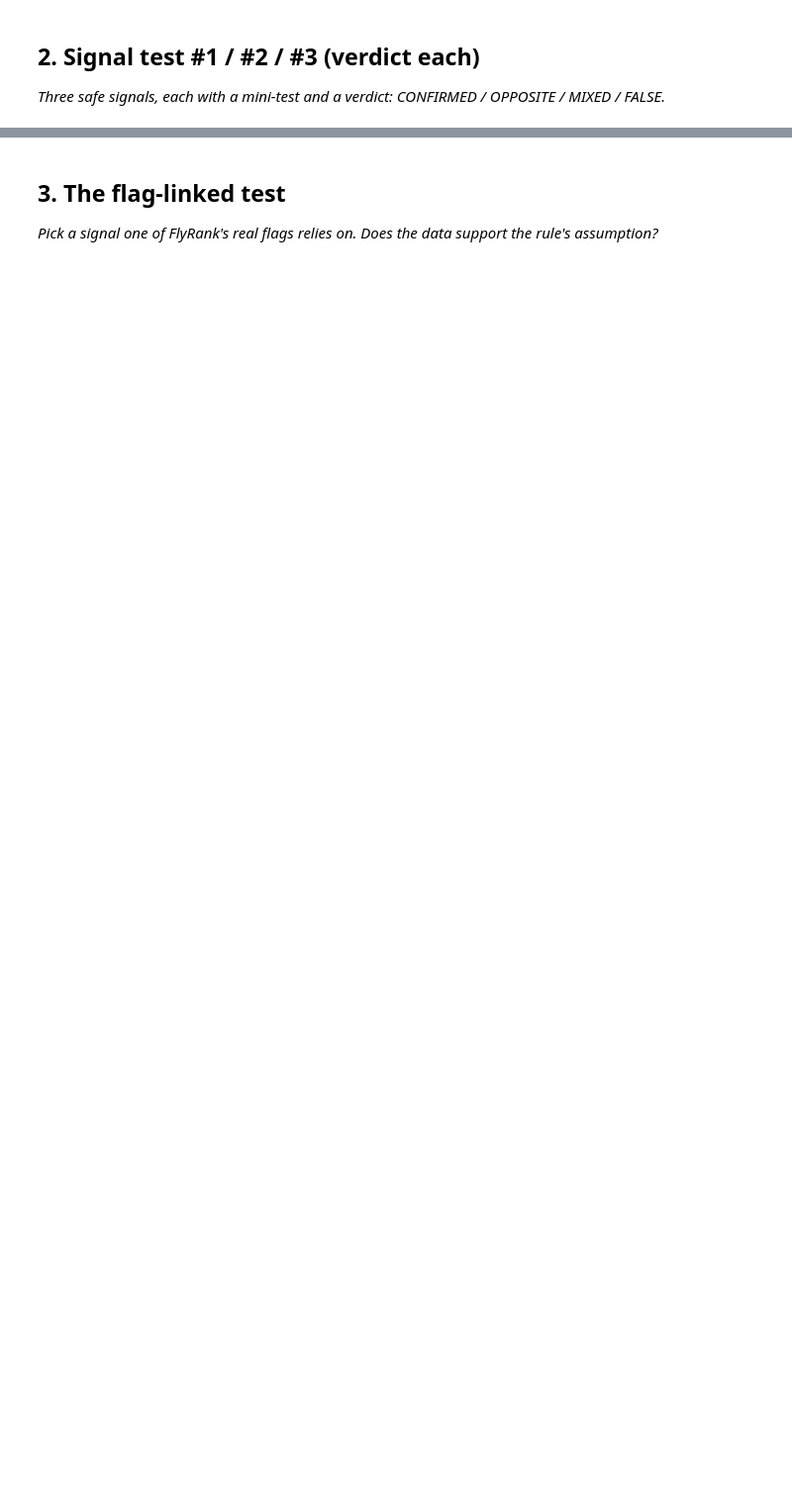
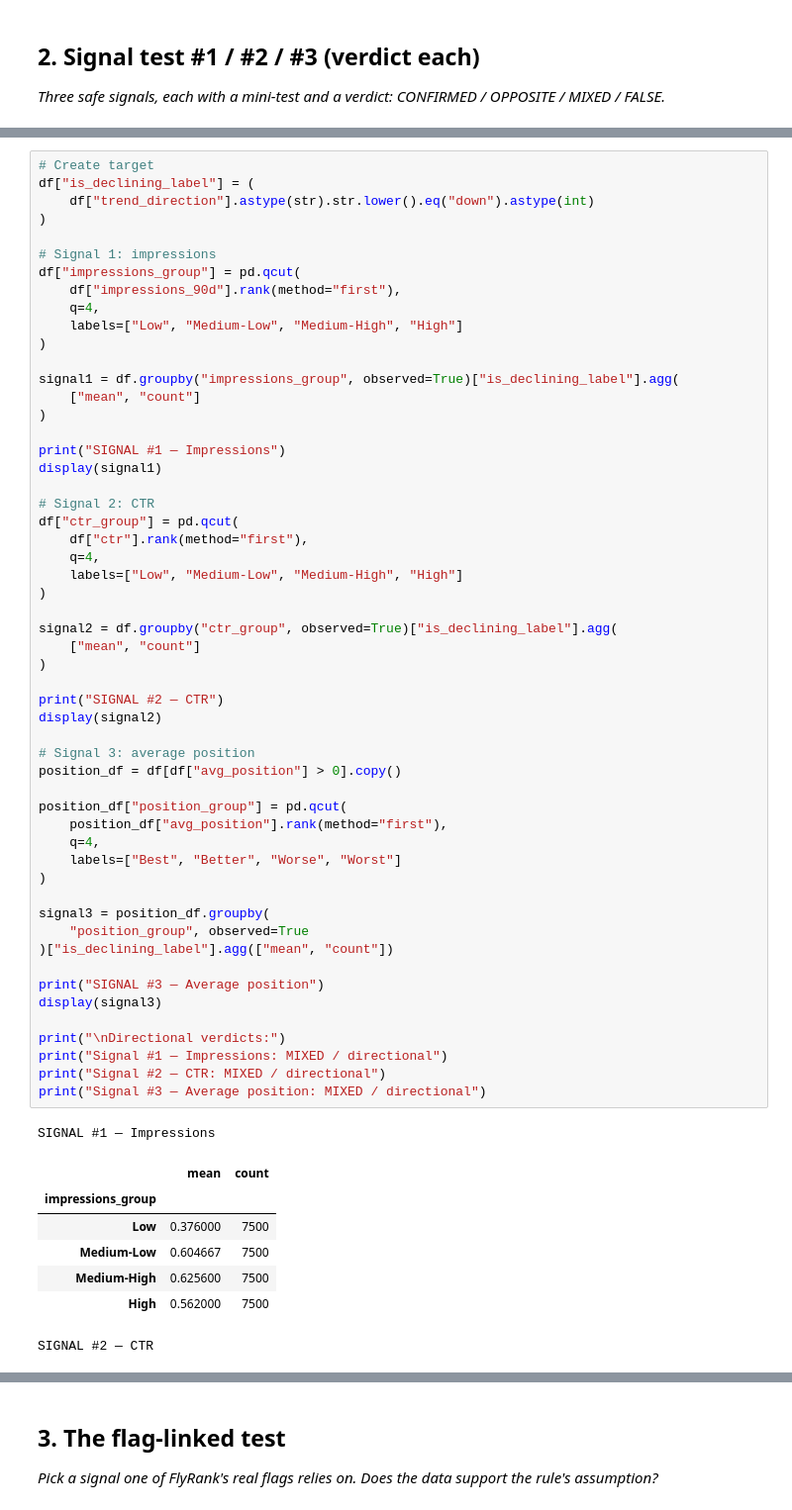
Before and after one commit to fatimaali123-ai/flyrank-internship, a Jupyter notebook: work/notebooks/w04_signal_audit.ipynb, the cells around one changed output, grey strips where cells are left out. Shown at 99% size. Drawn from its saved outputs; the diff is of its cells as text; blank space fills up the shorter version.

```diff
--- a/work/notebooks/w04_signal_audit.ipynb
+++ b/work/notebooks/w04_signal_audit.ipynb
@@ -22,0 +84,63 @@ This skeleton is yours to fill. Work the sections **in order** — each one has
+# %%
+# Create target
+df["is_declining_label"] = (
+    df["trend_direction"].astype(str).str.lower().eq("down").astype(int)
+)
+
+# Signal 1: impressions
+df["impressions_group"] = pd.qcut(
+    df["impressions_90d"].rank(method="first"),
+    q=4,
+    labels=["Low", "Medium-Low", "Medium-High", "High"]
+)
+
+signal1 = df.groupby("impressions_group", observed=True)["is_declining_label"].agg(
+    ["mean", "count"]
+)
+
+print("SIGNAL #1 — Impressions")
+display(signal1)
+
+# Signal 2: CTR
+df["ctr_group"] = pd.qcut(
+    df["ctr"].rank(method="first"),
+    q=4,
+    labels=["Low", "Medium-Low", "Medium-High", "High"]
+)
+
+signal2 = df.groupby("ctr_group", observed=True)["is_declining_label"].agg(
+    ["mean", "count"]
+)
+
+print("SIGNAL #2 — CTR")
+display(signal2)
+
+# Signal 3: average position
+position_df = df[df["avg_position"] > 0].copy()
+
+position_df["position_group"] = pd.qcut(
+    position_df["avg_position"].rank(method="first"),
+    q=4,
+    labels=["Best", "Better", "Worse", "Worst"]
+)
+
+signal3 = position_df.groupby(
+    "position_group", observed=True
+)["is_declining_label"].agg(["mean", "count"])
+
+print("SIGNAL #3 — Average position")
+display(signal3)
+
+print("\nDirectional verdicts:")
+print("Signal #1 — Impressions: MIXED / directional")
+print("Signal #2 — CTR: MIXED / directional")
+print("Signal #3 — Average position: MIXED / directional")
+# %% [output]
+SIGNAL #1 — Impressions
+|  | mean | count |
+| impressions_group |  |  |
+| Low | 0.376000 | 7500 |
+| Medium-Low | 0.604667 | 7500 |
+| Medium-High | 0.625600 | 7500 |
+| High | 0.562000 | 7500 |
+SIGNAL #2 — CTR
```
Also changed, not shown: parts of 13 cells of this notebook.
